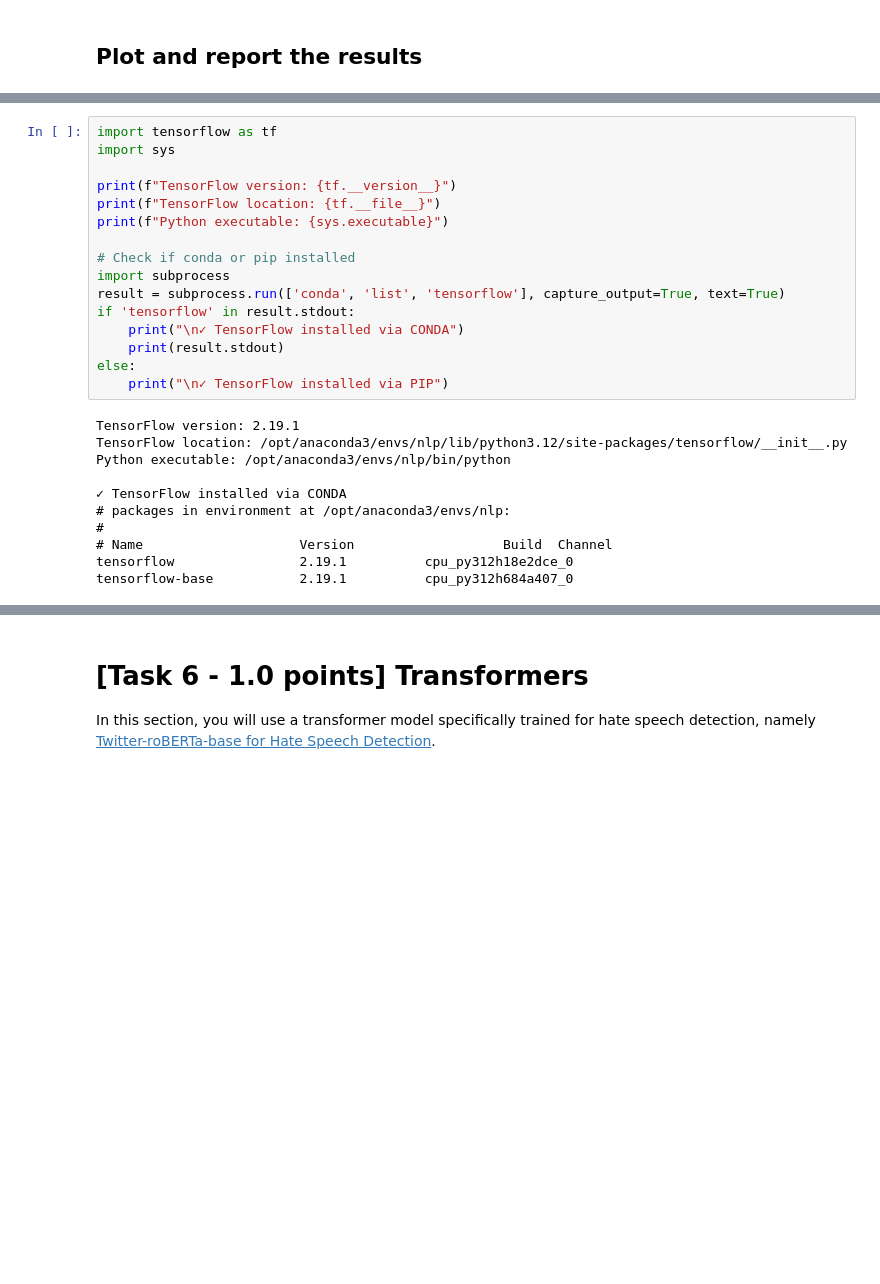
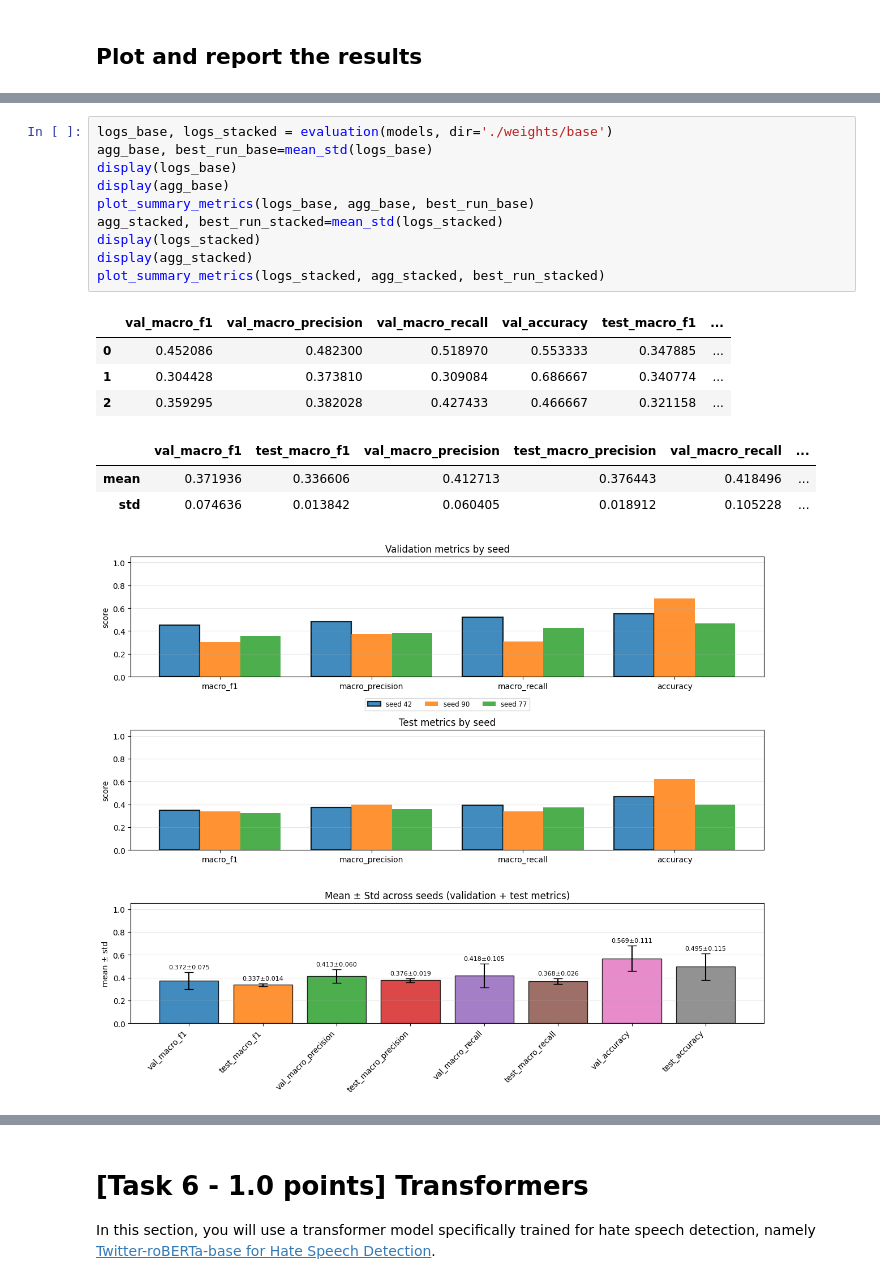
Before and after one commit to 26leonardo/NLP_project, a Jupyter notebook: GIO/Assignment1-2526 copy.ipynb, the cells around one changed output, grey strips where cells are left out. Drawn from its saved outputs; the diff is of its cells as text; blank space fills up the shorter version.

Commit message:
weights for trained models+error analysis improvement

```diff
--- a/GIO/Assignment1-2526 copy.ipynb
+++ b/GIO/Assignment1-2526 copy.ipynb
@@ -1248,27 +1465,19 @@ Plotting seed: 77
-# %%
-import tensorflow as tf
-import sys
-
-print(f"TensorFlow version: {tf.__version__}")
-print(f"TensorFlow location: {tf.__file__}")
-print(f"Python executable: {sys.executable}")
-
-# Check if conda or pip installed
-import subprocess
-result = subprocess.run(['conda', 'list', 'tensorflow'], capture_output=True, text=True)
-if 'tensorflow' in result.stdout:
-    print("\n✓ TensorFlow installed via CONDA")
-    print(result.stdout)
-else:
-    print("\n✓ TensorFlow installed via PIP")
-# %% [output]
-TensorFlow version: 2.19.1
-TensorFlow location: /opt/anaconda3/envs/nlp/lib/python3.12/site-packages/tensorflow/__init__.py
-Python executable: /opt/anaconda3/envs/nlp/bin/python
-
-✓ TensorFlow installed via CONDA
-# packages in environment at /opt/anaconda3/envs/nlp:
-#
-# Name                    Version                   Build  Channel
-tensorflow                2.19.1          cpu_py312h18e2dce_0
-tensorflow-base           2.19.1          cpu_py312h684a407_0
+# %%
+logs_base, logs_stacked = evaluation(models, dir='./weights/base')
+agg_base, best_run_base=mean_std(logs_base)
+display(logs_base)
+display(agg_base)
+plot_summary_metrics(logs_base, agg_base, best_run_base)
+agg_stacked, best_run_stacked=mean_std(logs_stacked)
+display(logs_stacked)
+display(agg_stacked)
+plot_summary_metrics(logs_stacked, agg_stacked, best_run_stacked)
+# %% [output]
+|  | val_macro_f1 | val_macro_precision | val_macro_recall | val_accuracy | test_macro_f1 | ... |
+| 0 | 0.452086 | 0.482300 | 0.518970 | 0.553333 | 0.347885 | ... |
+| 1 | 0.304428 | 0.373810 | 0.309084 | 0.686667 | 0.340774 | ... |
+| 2 | 0.359295 | 0.382028 | 0.427433 | 0.466667 | 0.321158 | ... |
+|  | val_macro_f1 | test_macro_f1 | val_macro_precision | test_macro_precision | val_macro_recall | ... |
+| mean | 0.371936 | 0.336606 | 0.412713 | 0.376443 | 0.418496 | ... |
+| std | 0.074636 | 0.013842 | 0.060405 | 0.018912 | 0.105228 | ... |
+[figure, added]
```
Also changed, not shown: parts of 48 cells of this notebook, 19 other files.
